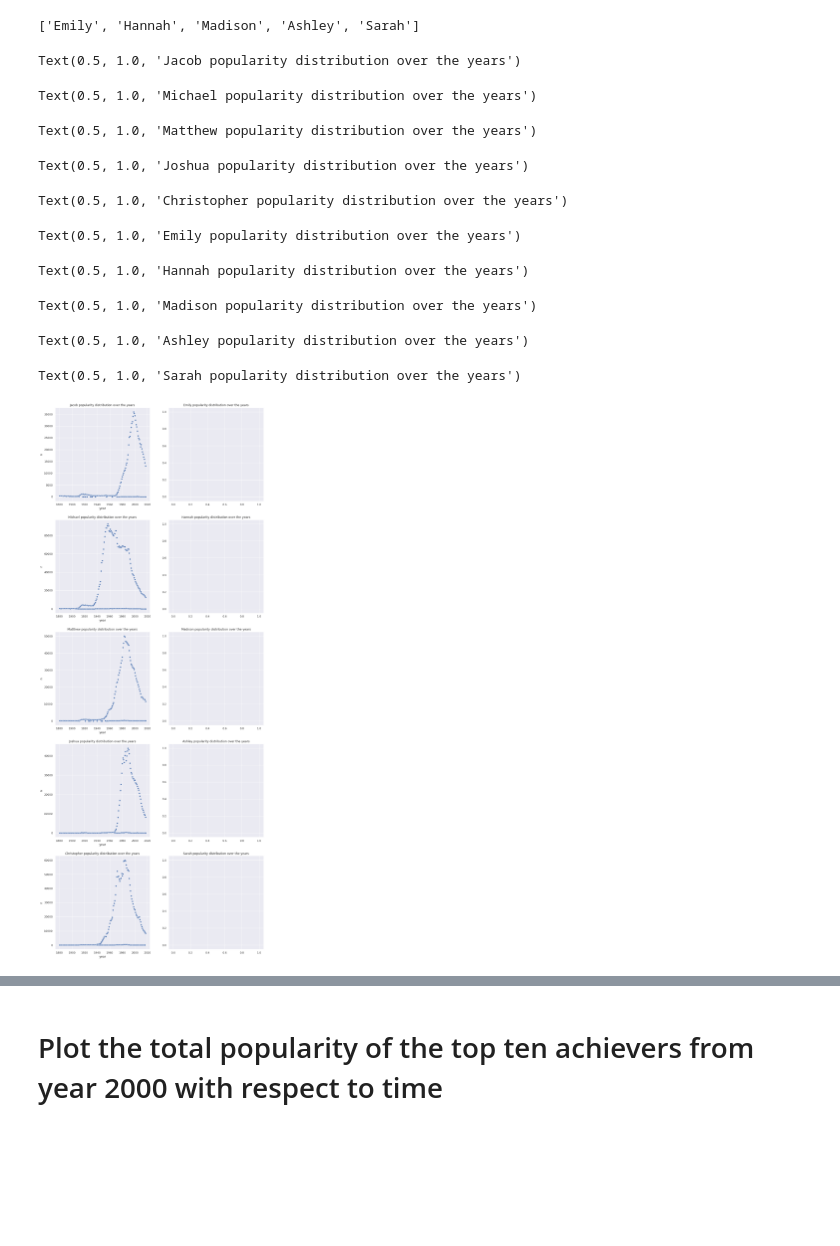
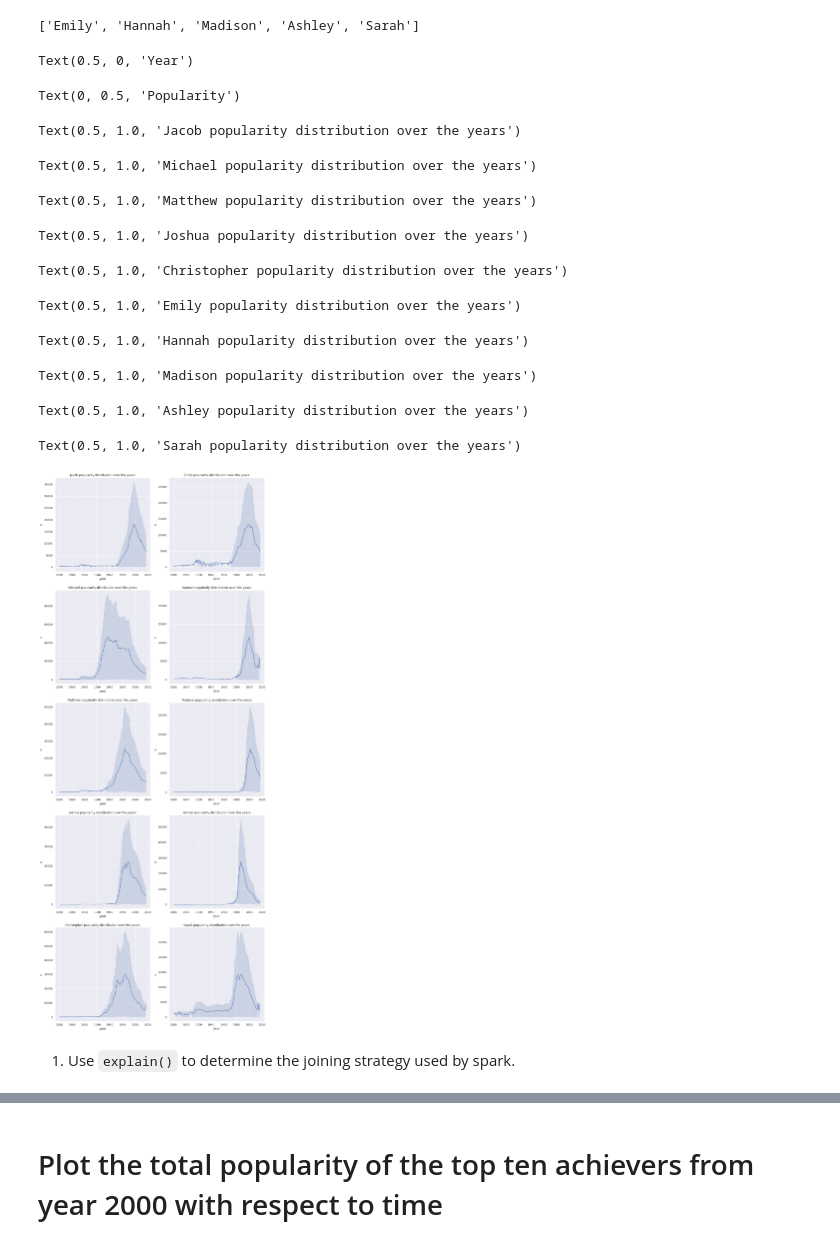
Before and after one commit to JLechuga94/BigData_1, a Jupyter notebook: homework02.ipynb, the cells around one changed output, grey strips where cells are left out. Drawn from its saved outputs; the diff is of its cells as text; code cells hidden in the pictures; blank space fills up the shorter version.

```diff
--- a/homework02.ipynb
+++ b/homework02.ipynb
@@ -550,14 +550,15 @@ of newborns given that name over time. Take into account that some names might h
 zero occurrence during certain years.
 # %%
 # TODO:
-winwin = Window.partitionBy("year")
+male_pro = df_sp.where('sex = "M" AND year = 2000').orderBy(df_sp.n.desc()).select("name").limit(5)
 
-male_pro = df_sp.where('sex = "M" AND year = 2000').orderBy(df_sp.n.desc()).select("name","sex").limit(5)
+female_pro = df_sp.where('sex = "F" AND year = 2000').orderBy(df_sp.n.desc()).select("name").limit(5)
+top10_2000_f = df_sp.where('sex = "F"').where('year = 2000').orderBy(df_sp.n.desc()).limit(10)
 
-female_pro = df_sp.where('sex = "F" AND year = 2000').orderBy(df_sp.n.desc()).select("name", "sex").limit(5)
-
-male_joined = df_sp.join(male_pro, ["name", "sex"]).orderBy("year")
-female_joined = df_sp.join(female_pro, ["name", "sex"]).orderBy("year")
+male_pro.show()
+female_pro.show()
+male_joined = df_sp.join(male_pro, ["name"]).orderBy("year")
+female_joined = df_sp.join(female_pro, ["name"]).orderBy("year")
 
 male_joined.show()
 female_joined.show()
@@ -589,27 +590,29 @@ female_names
 ['Emily', 'Hannah', 'Madison', 'Ashley', 'Sarah']
 # %%
 fig, axes = plt.subplots(nrows=5 , ncols=2, figsize=(15, 40))
-
 for i, name in enumerate(male_names):
     #name = str(name)
-    sns.scatterplot(x = "year", y = "n", data = male_joined.where('name = "{0}"'.format(name)).toPandas(), ax=axes[i,0])\
+    sns.lineplot(x = "year", y = "n", data = male_joined.where('name = "{0}"'.format(name)).toPandas(), ax=axes[i,0])\
     .set_title("{0} popularity distribution over the years".format(name))
 
 for i, name in enumerate(female_names):
     #name = str(name)
-    sns.scatterplot(x = "year", y = "n", data = female_joined.where('name = "{0}"'.format(name)).toPandas(), ax=axes[i,1])\
+    sns.lineplot(x = "year", y = "n", data = female_joined.where('name = "{0}"'.format(name)).toPandas(), ax=axes[i,1])\
     .set_title("{0} popularity distribution over the years".format(name))
 
+
 plt.show()
 # %% [output]
-Text(0.5, 1.0, 'Jacob popularity distribution over the years')
+Text(0.5, 0, 'Year')
-Text(0.5, 1.0, 'Michael popularity distribution over the years')
+Text(0, 0.5, 'Popularity')
-Text(0.5, 1.0, 'Matthew popularity distribution over the years')
+Text(0.5, 1.0, 'Jacob popularity distribution over the years')
-Text(0.5, 1.0, 'Joshua popularity distribution over the years')
+Text(0.5, 1.0, 'Michael popularity distribution over the years')
-Text(0.5, 1.0, 'Christopher popularity distribution over the years')
+Text(0.5, 1.0, 'Matthew popularity distribution over the years')
-Text(0.5, 1.0, 'Emily popularity distribution over the years')
+Text(0.5, 1.0, 'Joshua popularity distribution over the years')
-Text(0.5, 1.0, 'Hannah popularity distribution over the years')
+Text(0.5, 1.0, 'Christopher popularity distribution over the years')
-Text(0.5, 1.0, 'Madison popularity distribution over the years')
+Text(0.5, 1.0, 'Emily popularity distribution over the years')
-Text(0.5, 1.0, 'Ashley popularity distribution over the years')
+Text(0.5, 1.0, 'Hannah popularity distribution over the years')
-Text(0.5, 1.0, 'Sarah popularity distribution over the years')
+Text(0.5, 1.0, 'Madison popularity distribution over the years')
+Text(0.5, 1.0, 'Ashley popularity distribution over the years')
+Text(0.5, 1.0, 'Sarah popularity distribution over the years')
-[figure, old version]
+[figure, new version]
@@ -619,0 +619,2 @@ Text(0.5, 1.0, 'Sarah popularity distribution over the years')
+# %% [markdown]
+1. Use `explain()` to determine the joining strategy used by spark.
```
Also changed, not shown: parts of 11 cells of this notebook.
